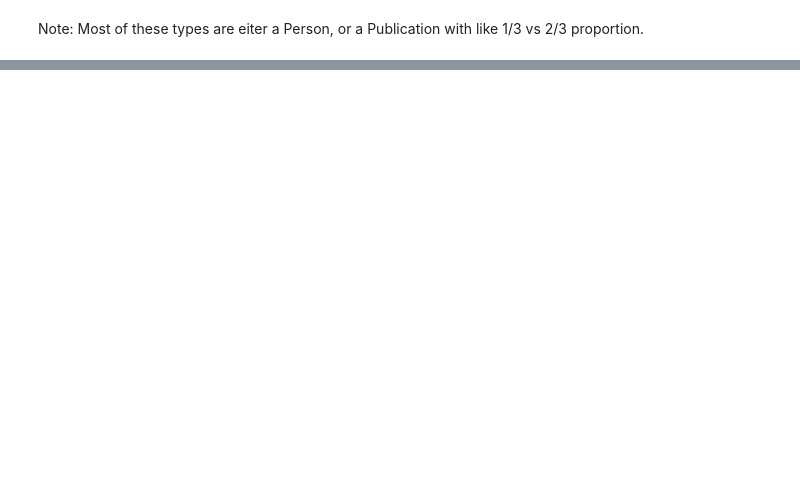
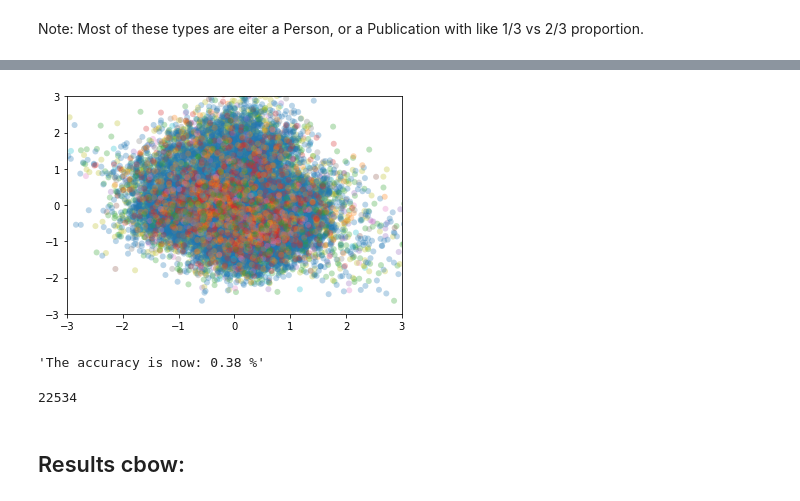
Before and after one commit to MikeLasz/robustness_rdf2vec, a Jupyter notebook: code/prediction_class.ipynb, the cells around one changed output, grey strips where cells are left out. Saved outputs shown, nothing was run; the diff lists cells and outputs as text; code cells hidden in the pictures; blank space fills up the shorter version.

```diff
--- a/code/prediction_class.ipynb
+++ b/code/prediction_class.ipynb
@@ -185,0 +257,29 @@ X_train, X_test, y_train, y_test = train_test_split(X, y, random_state=42)
+# %%
+y_summarized = y.copy()
+for j in range(len(y_summarized)):
+    if y_summarized[j] in bond:
+        y_summarized[j]="Bond"
+
+    if y_summarized[j] in carbon:
+        y_summarized[j]="Carbon"
+
+    if y_summarized[j] in di:
+        y_summarized[j]="Di"
+
+    if y_summarized[j] in hydrogen:
+        y_summarized[j]="Hydrogen"
+
+    if y_summarized[j] in nitrogen:
+        y_summarized[j]="Nitrogen"
+
+    if y_summarized[j] in non_ar:
+        y_summarized[j]="Non_ar"
+
+    if y_summarized[j] in oxygen:
+        y_summarized[j]="Oxygen"
+
+    if y_summarized[j] in phosphorus:
+        y_summarized[j]="Phosphorus"
+
+    if y_summarized[j] in sulfur:
+        y_summarized[j]="Sulfur"
@@ -185,0 +310,13 @@ X_train, X_test, y_train, y_test = train_test_split(X, y, random_state=42)
+# %%
+fig, ax = plt.subplots()
+#color =
+for class_type in set(y_summarized):
+    index = np.where(y_summarized==class_type)
+    ax.scatter(X_cp_scaled[index, 0], X_cp_scaled[index,1], label=class_type,
+               alpha=0.3, edgecolors='none')
+#ax.legend()
+ax.set_ylim([-3, 3])
+ax.set_xlim([-3,3])
+plt.show()
+# %% [output]
+[figure, added]
@@ -185,0 +331,8 @@ X_train, X_test, y_train, y_test = train_test_split(X, y, random_state=42)
+# %%
+f'The accuracy is now: {np.round(sum(y_pred == y_test)/len(y_pred), 2)} %'
+# %% [output]
+'The accuracy is now: 0.38 %'
+# %%
+len(y)
+# %% [output]
+22534
@@ -185,0 +383,2 @@ X_train, X_test, y_train, y_test = train_test_split(X, y, random_state=42)
+# %% [markdown]
+## Results cbow:
```
Also changed, not shown: parts of 30 cells of this notebook.
